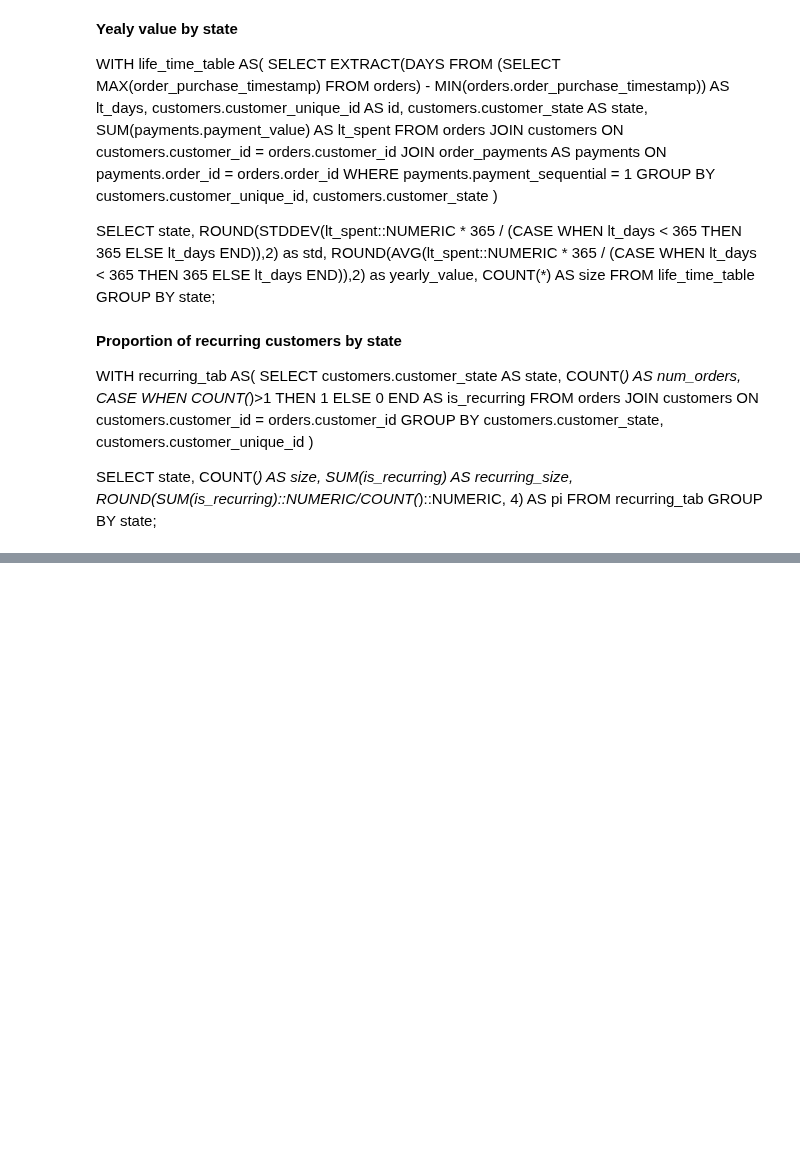
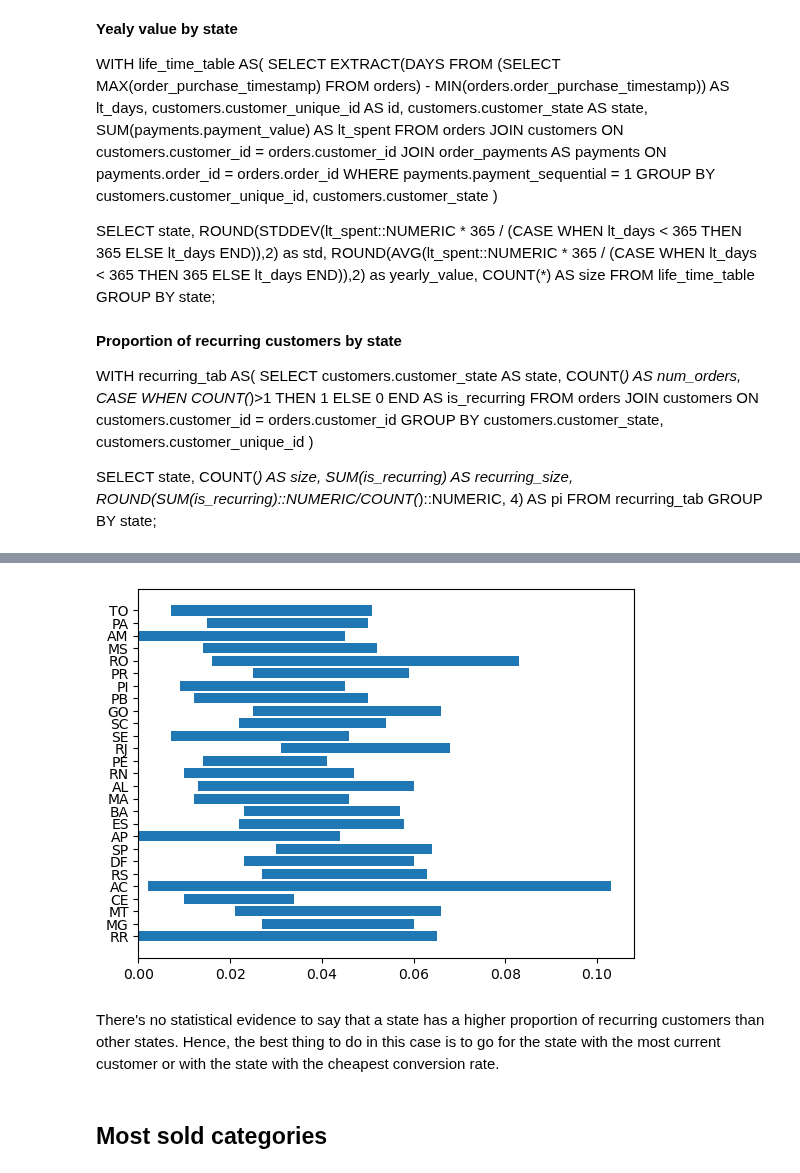
Before and after one commit to S3tuit/jup_lab, a Jupyter notebook: olist_analysis.ipynb, the cells around one changed output, grey strips where cells are left out. Saved outputs shown, nothing was run; the diff lists cells and outputs as text; code cells hidden in the pictures; blank space fills up the shorter version.

```diff
--- a/olist_analysis.ipynb
+++ b/olist_analysis.ipynb
@@ -341,3 +341,17 @@ SELECT
 	ROUND(SUM(is_recurring)::NUMERIC/COUNT(*)::NUMERIC, 4) AS pi
 FROM recurring_tab
 GROUP BY state;
+# %%
+def proportion_ci(sample_pi, sample_size, name, alpha=0.05, do_return=False):
+    st_err = np.sqrt(sample_pi*(1-sample_pi)/sample_size)
+    z_crit = stats.norm.ppf(1 - alpha / 2)
+    low_bound = round(sample_pi - st_err*z_crit, 3)
+    high_bound = round(sample_pi + st_err*z_crit, 3)
+
+    if do_return:
+        return low_bound, high_bound
+    else:
+        print(f'Mean of {name}: {low_bound} — {round(sample_pi, 3)} — {high_bound}')
+# %%
+df_yearly_value = pd.read_csv(r'C:\Users\matte\OneDrive\Desktop\GitHub\data\ecom_brazil\4 tableau\recurring_pi_by_state.csv')
+df_yearly_value.head()
@@ -343,0 +365,19 @@ GROUP BY state;
+# %%
+df_yearly_value['low_bound'] = df_yearly_value.apply(
+        lambda x: proportion_ci(x['pi'], x['size'], x['state'], do_return=True), axis=1
+    ).str[0]
+df_yearly_value['high_bound'] = df_yearly_value.apply(
+        lambda x: proportion_ci(x['pi'], x['size'], x['state'], do_return=True), axis=1
+    ).str[1]
+# %%
+mask = df_yearly_value['low_bound'] < 0
+df_yearly_value.loc[mask, 'low_bound'] = 0
+# %%
+plt.barh(df_yearly_value['state'], df_yearly_value['high_bound'], left=df_yearly_value['low_bound'])
+plt.show()
+# %% [output]
+[figure, added]
+# %% [markdown]
+There's no statistical evidence to say that a state has a higher proportion of recurring customers than other states. Hence, the best thing to do in this case is to go for the state with the most current customer or with the state with the cheapest conversion rate.
+# %% [markdown]
+## Most sold categories
```
Also changed, not shown: parts of 6 cells of this notebook.
